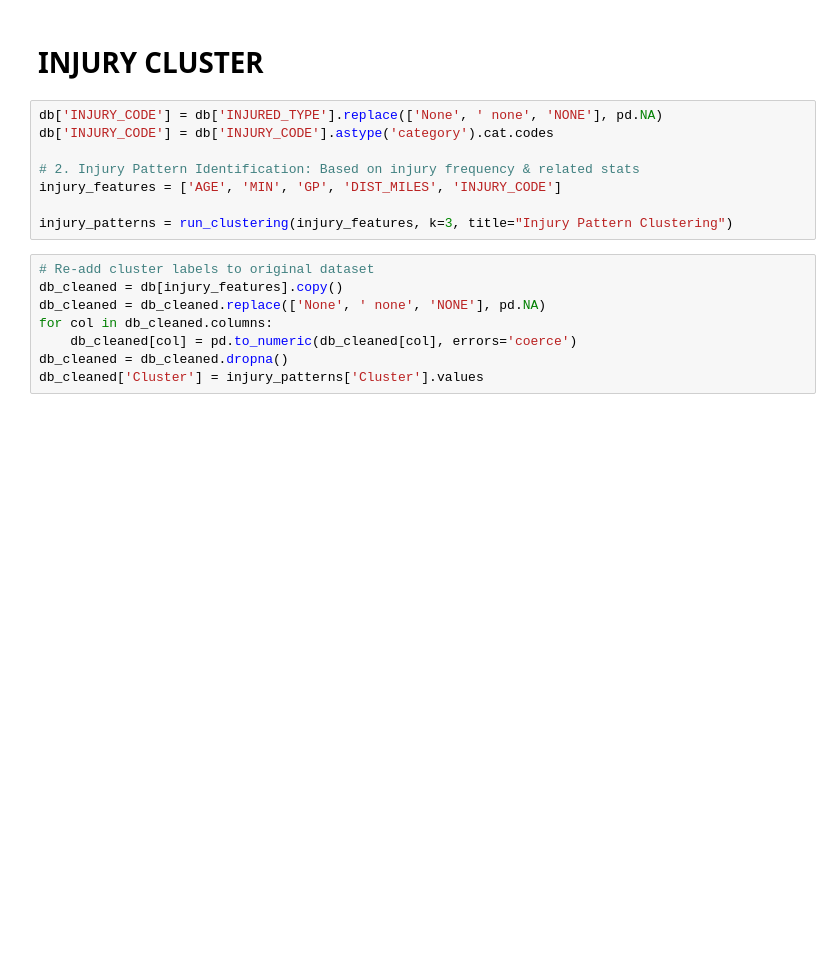
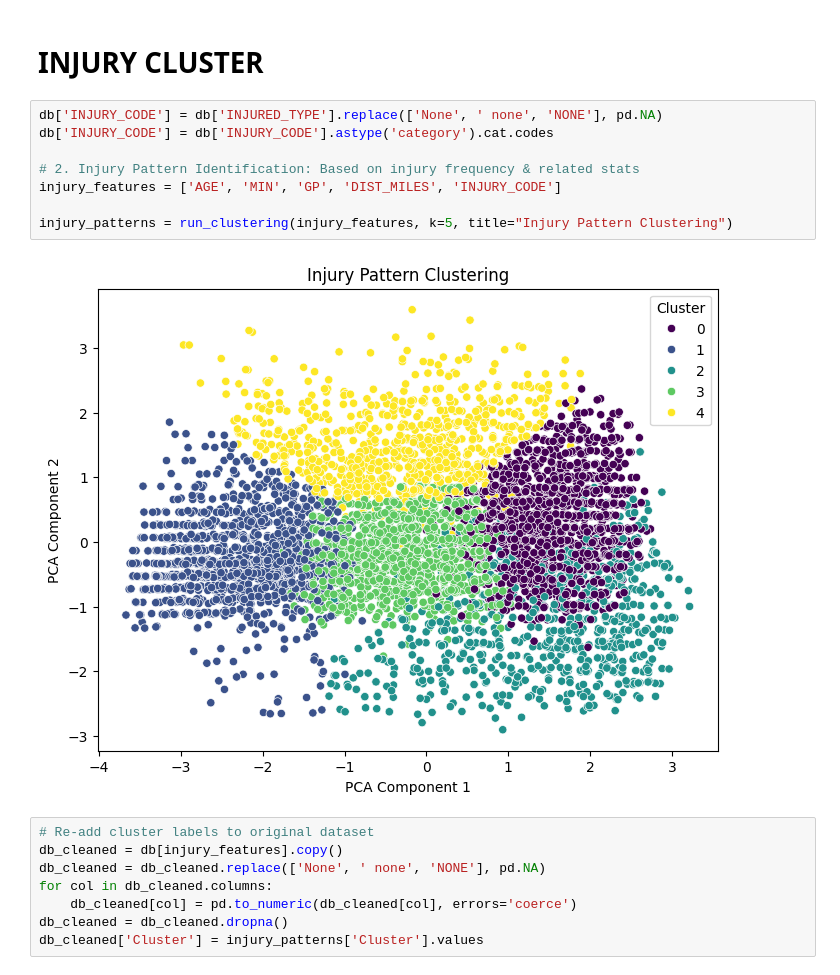
Before and after one commit to luciocanepa/data_science_project, a Jupyter notebook: clustering attempt.ipynb, the cells around one changed output. Drawn from its saved outputs; the diff is of its cells as text; blank space fills up the shorter version.

```diff
--- a/clustering attempt.ipynb
+++ b/clustering attempt.ipynb
@@ -203,11 +210,13 @@ The clustering analysis based on workload metrics (minutes, usage rate, shot att
 # %%
 db['INJURY_CODE'] = db['INJURED_TYPE'].replace(['None', ' none', 'NONE'], pd.NA)
 db['INJURY_CODE'] = db['INJURY_CODE'].astype('category').cat.codes
 
 # 2. Injury Pattern Identification: Based on injury frequency & related stats
 injury_features = ['AGE', 'MIN', 'GP', 'DIST_MILES', 'INJURY_CODE']
 
-injury_patterns = run_clustering(injury_features, k=3, title="Injury Pattern Clustering")
+injury_patterns = run_clustering(injury_features, k=5, title="Injury Pattern Clustering")
+# %% [output]
+[figure, added]
 # %%
 # Re-add cluster labels to original dataset
 db_cleaned = db[injury_features].copy()
```
Also changed, not shown: parts of 12 cells of this notebook.
